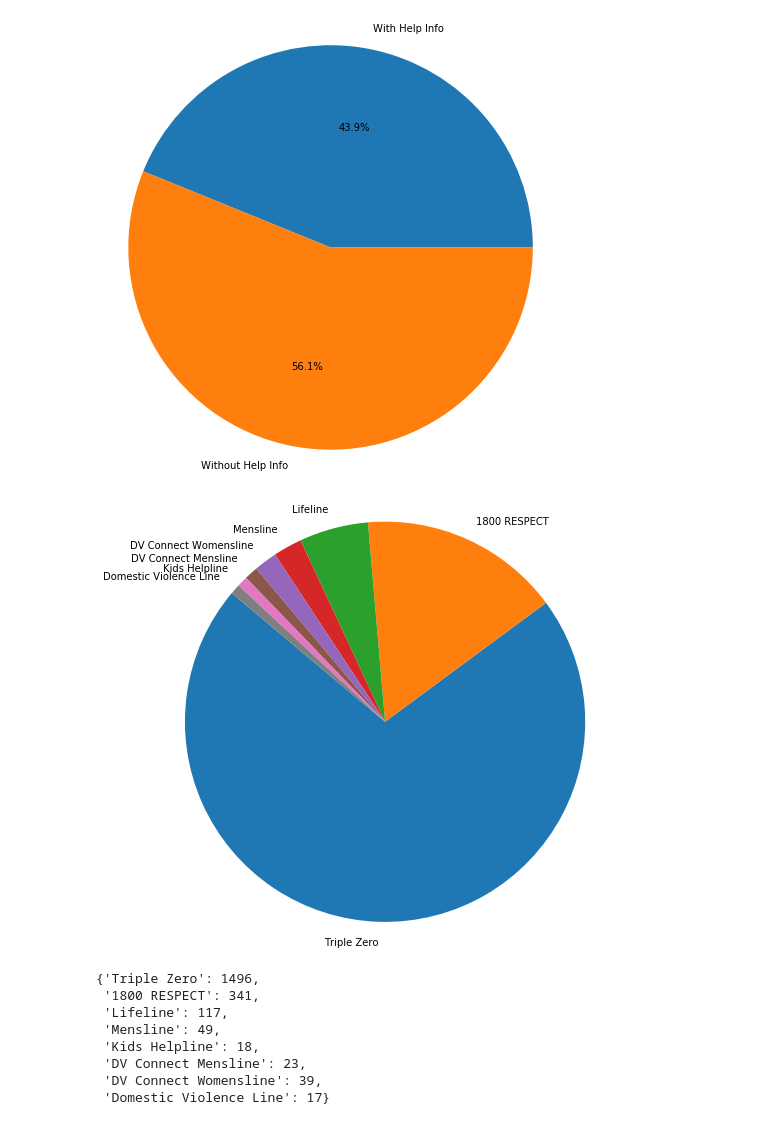
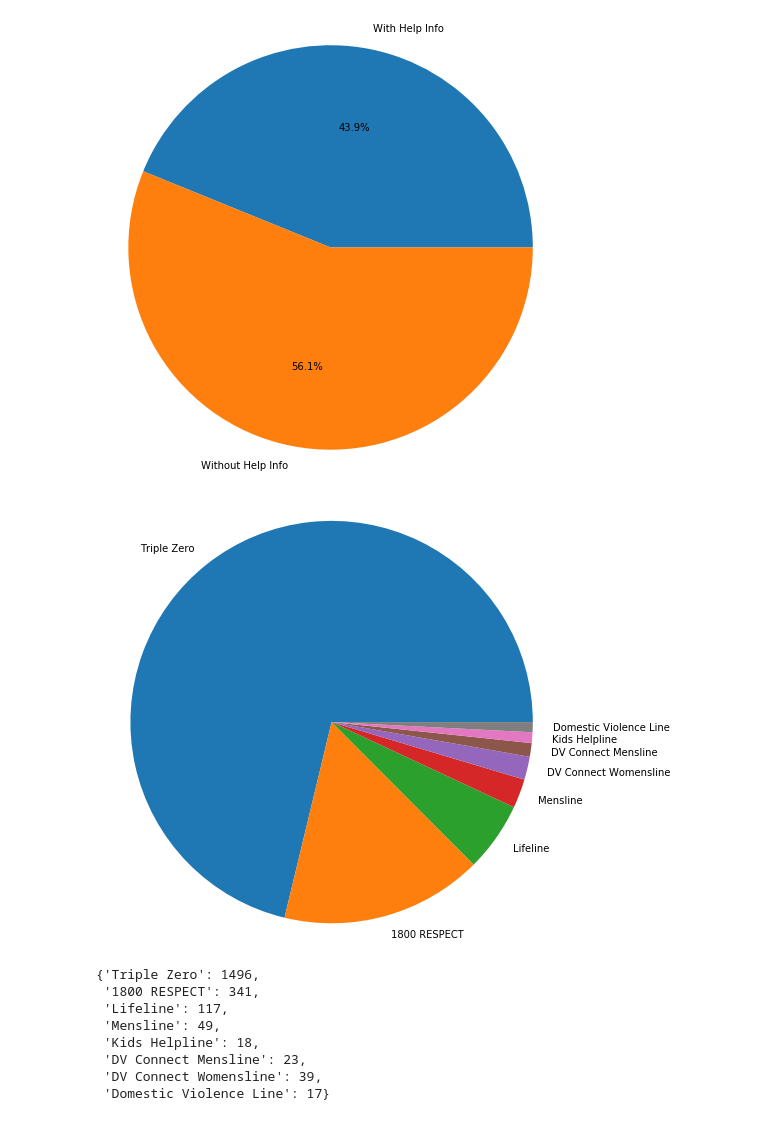
Before and after one commit to soda-lab/media-cloud, a Jupyter notebook: Plots.ipynb, the cells around one changed output. Saved outputs shown, nothing was run; the diff lists cells and outputs as text; code cells hidden in the pictures.

```diff
--- a/Plots.ipynb
+++ b/Plots.ipynb
@@ -552,22 +552,22 @@ plt.show()
 # %%
 labels = []
 sizes = []
 n = 0
 
 for line in sorted(help_line_freqs, key=help_line_freqs.get, reverse=True):
     labels.append(line)
     sizes.append(help_line_freqs[line])
     n += 1
     if n == 100:
         break
 
 plt.figure(figsize=(8,8))
-plt.pie(sizes, labels=labels, startangle=140)  # Display in percentage
+plt.pie(sizes, labels=labels)  # Display in percentage
 
 plt.axis('equal')
 plt.show()
 # %% [output]
-[figure, old version]
+[figure, new version]
 # %%
 help_line_freqs
 # %% [output]
```
Also changed, not shown: parts of 1 cell of this notebook.
